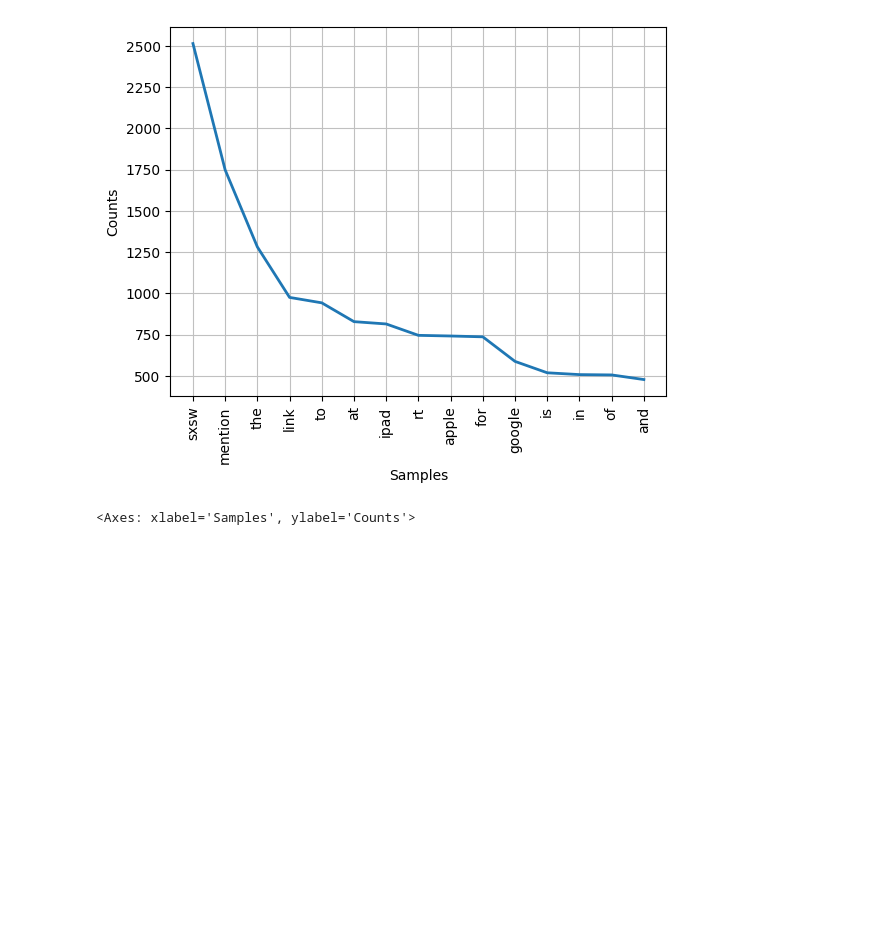
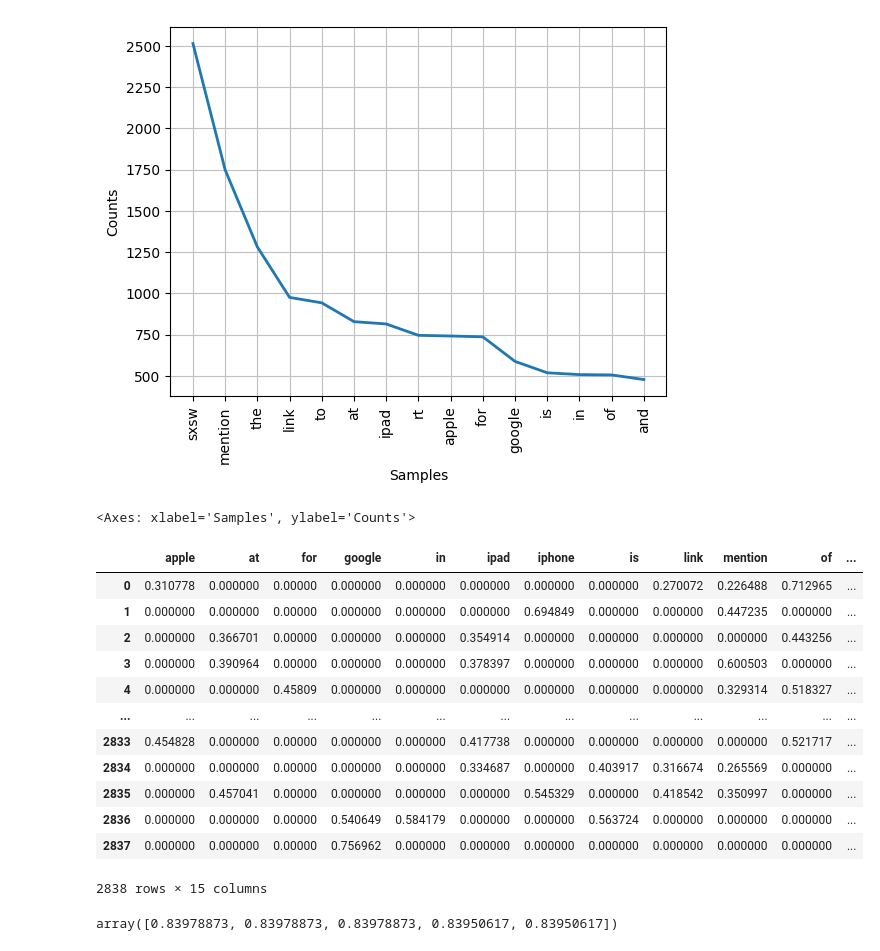
Before and after one commit to josh-g-grimes/Twitter-Sentiment-NLP, a Jupyter notebook: notebook.ipynb, the cells around one changed output. Drawn from its saved outputs; the diff is of its cells as text; code cells hidden in the pictures; blank space fills up the shorter version.

Commit message:
Modeling - Build Model - Multinomial Naive Bayes Classifier Baseline

```diff
--- a/notebook.ipynb
+++ b/notebook.ipynb
@@ -130,3 +135,31 @@ train_freq_dist_positive.plot(15, cumulative=False)
 # %% [output]
 [figure]
 <Axes: xlabel='Samples', ylabel='Counts'>
+# %%
+tfidf = TfidfVectorizer(max_features=15)
+
+X_train_vectorized = tfidf.fit_transform(X_train["tweet_text"])
+
+pd.DataFrame.sparse.from_spmatrix(X_train_vectorized, columns=tfidf.get_feature_names_out())
+# %% [output]
+|  | apple | at | for | google | in | ipad | iphone | is | link | mention | of | ... |
+| 0 | 0.310778 | 0.000000 | 0.00000 | 0.000000 | 0.000000 | 0.000000 | 0.000000 | 0.000000 | 0.270072 | 0.226488 | 0.712965 | ... |
+| 1 | 0.000000 | 0.000000 | 0.00000 | 0.000000 | 0.000000 | 0.000000 | 0.694849 | 0.000000 | 0.000000 | 0.447235 | 0.000000 | ... |
+| 2 | 0.000000 | 0.366701 | 0.00000 | 0.000000 | 0.000000 | 0.354914 | 0.000000 | 0.000000 | 0.000000 | 0.000000 | 0.443256 | ... |
+| 3 | 0.000000 | 0.390964 | 0.00000 | 0.000000 | 0.000000 | 0.378397 | 0.000000 | 0.000000 | 0.000000 | 0.600503 | 0.000000 | ... |
+| 4 | 0.000000 | 0.000000 | 0.45809 | 0.000000 | 0.000000 | 0.000000 | 0.000000 | 0.000000 | 0.000000 | 0.329314 | 0.518327 | ... |
+| ... | ... | ... | ... | ... | ... | ... | ... | ... | ... | ... | ... | ... |
+| 2833 | 0.454828 | 0.000000 | 0.00000 | 0.000000 | 0.000000 | 0.417738 | 0.000000 | 0.000000 | 0.000000 | 0.000000 | 0.521717 | ... |
+| 2834 | 0.000000 | 0.000000 | 0.00000 | 0.000000 | 0.000000 | 0.334687 | 0.000000 | 0.403917 | 0.316674 | 0.265569 | 0.000000 | ... |
+| 2835 | 0.000000 | 0.457041 | 0.00000 | 0.000000 | 0.000000 | 0.000000 | 0.545329 | 0.000000 | 0.418542 | 0.350997 | 0.000000 | ... |
+| 2836 | 0.000000 | 0.000000 | 0.00000 | 0.540649 | 0.584179 | 0.000000 | 0.000000 | 0.563724 | 0.000000 | 0.000000 | 0.000000 | ... |
+| 2837 | 0.000000 | 0.000000 | 0.00000 | 0.756962 | 0.000000 | 0.000000 | 0.000000 | 0.000000 | 0.000000 | 0.000000 | 0.000000 | ... |
+2838 rows × 15 columns
+# %%
+baseline_model = MultinomialNB()
+
+# Evaluate the classifier on X_train_vectorized and y_train
+baseline_cv = cross_val_score(baseline_model, X_train_vectorized, y_train)
+baseline_cv
+# %% [output]
+array([0.83978873, 0.83978873, 0.83978873, 0.83950617, 0.83950617])
```
Also changed, not shown: parts of 4 cells of this notebook.
